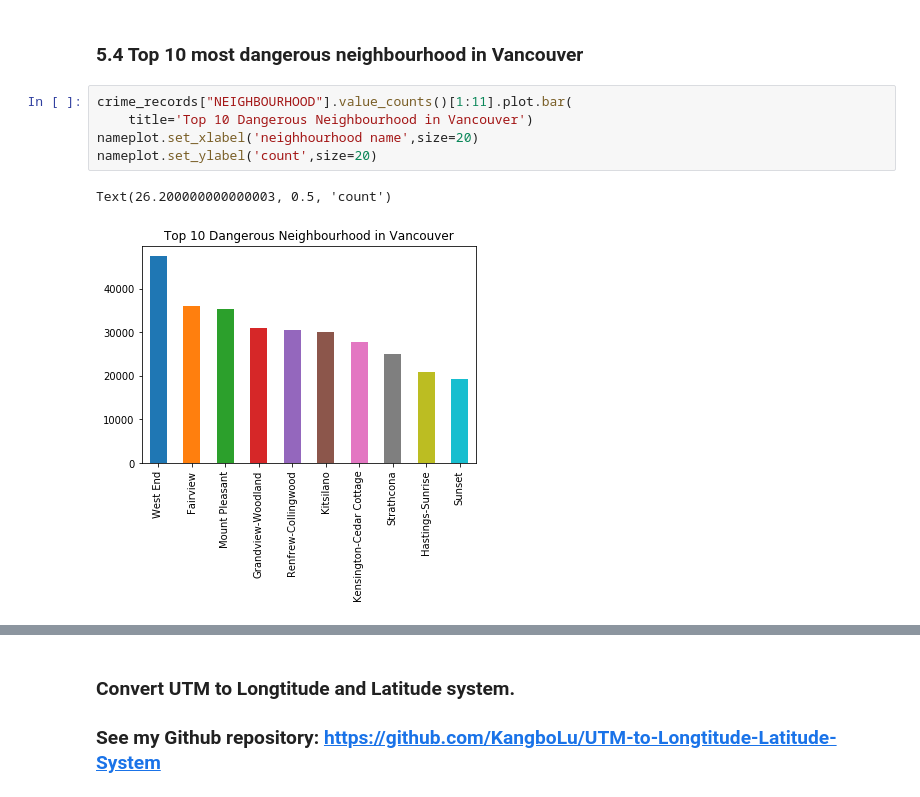
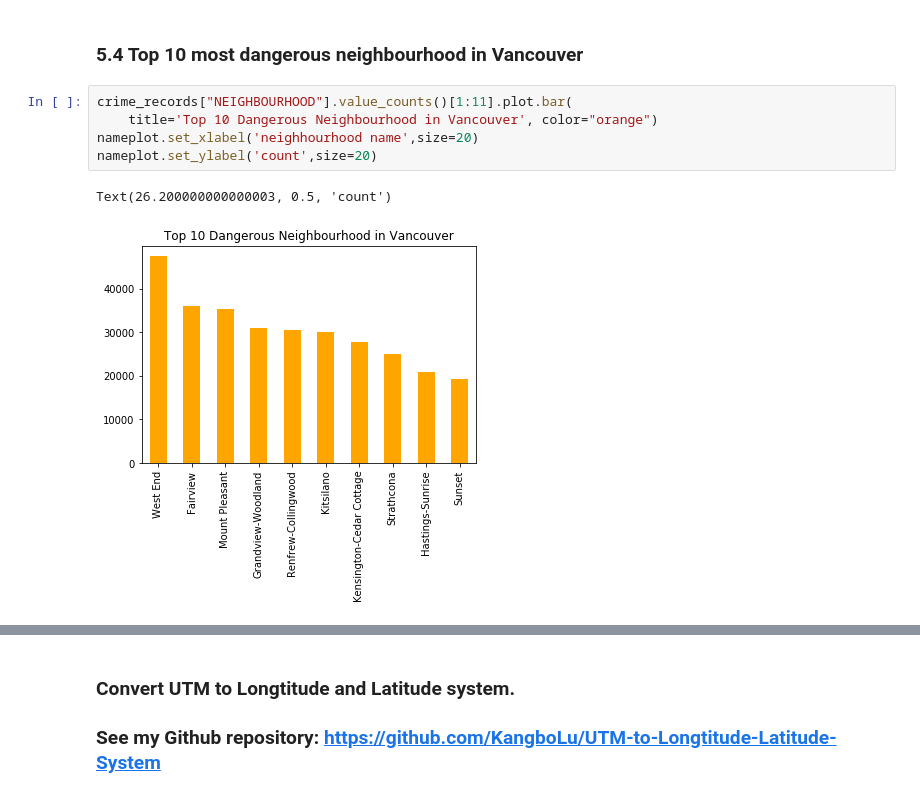
Before and after one commit to KangboLu/Exploratory-Analysis-of-Vancouver-Crimes, a Jupyter notebook: Exploratory Analysis of Vancouver Crime Data .ipynb, the cells around one changed output, grey strips where cells are left out. Saved outputs shown, nothing was run; the diff lists cells and outputs as text.

```diff
--- a/Exploratory Analysis of Vancouver Crime Data .ipynb
+++ b/Exploratory Analysis of Vancouver Crime Data .ipynb
@@ -437,10 +437,10 @@ array(['Central Business District', 'South Cambie', 'Stanley Park',
 ### 5.4 Top 10 most dangerous neighbourhood in Vancouver
 # %%
 crime_records["NEIGHBOURHOOD"].value_counts()[1:11].plot.bar(
-    title='Top 10 Dangerous Neighbourhood in Vancouver')
+    title='Top 10 Dangerous Neighbourhood in Vancouver', color="orange")
 nameplot.set_xlabel('neighhourhood name',size=20)
 nameplot.set_ylabel('count',size=20)
 # %% [output]
 Text(26.200000000000003, 0.5, 'count')
-[figure, old version]
+[figure, new version]
 # %% [markdown]
```
Also changed, not shown: parts of 12 cells of this notebook.
